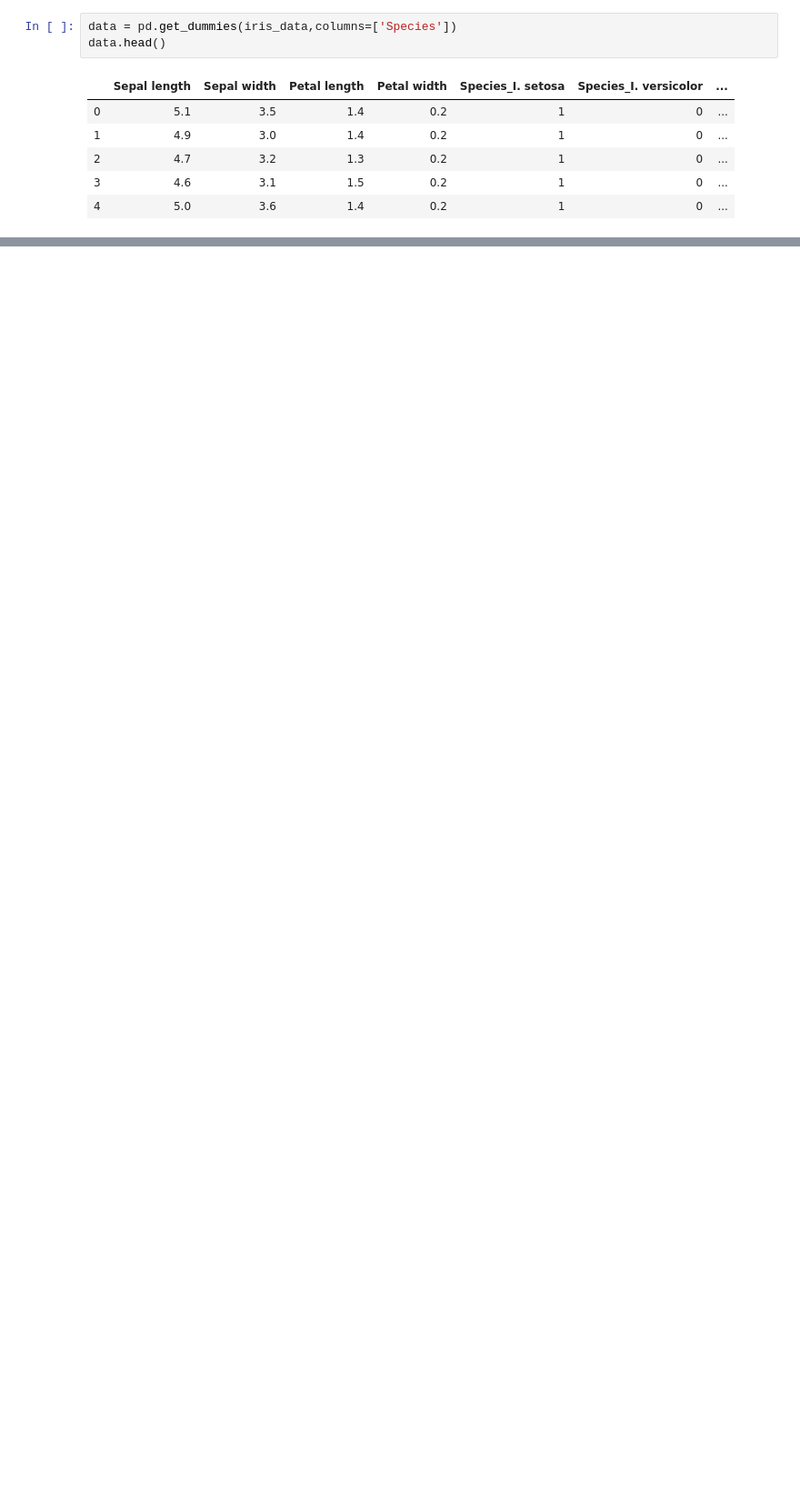
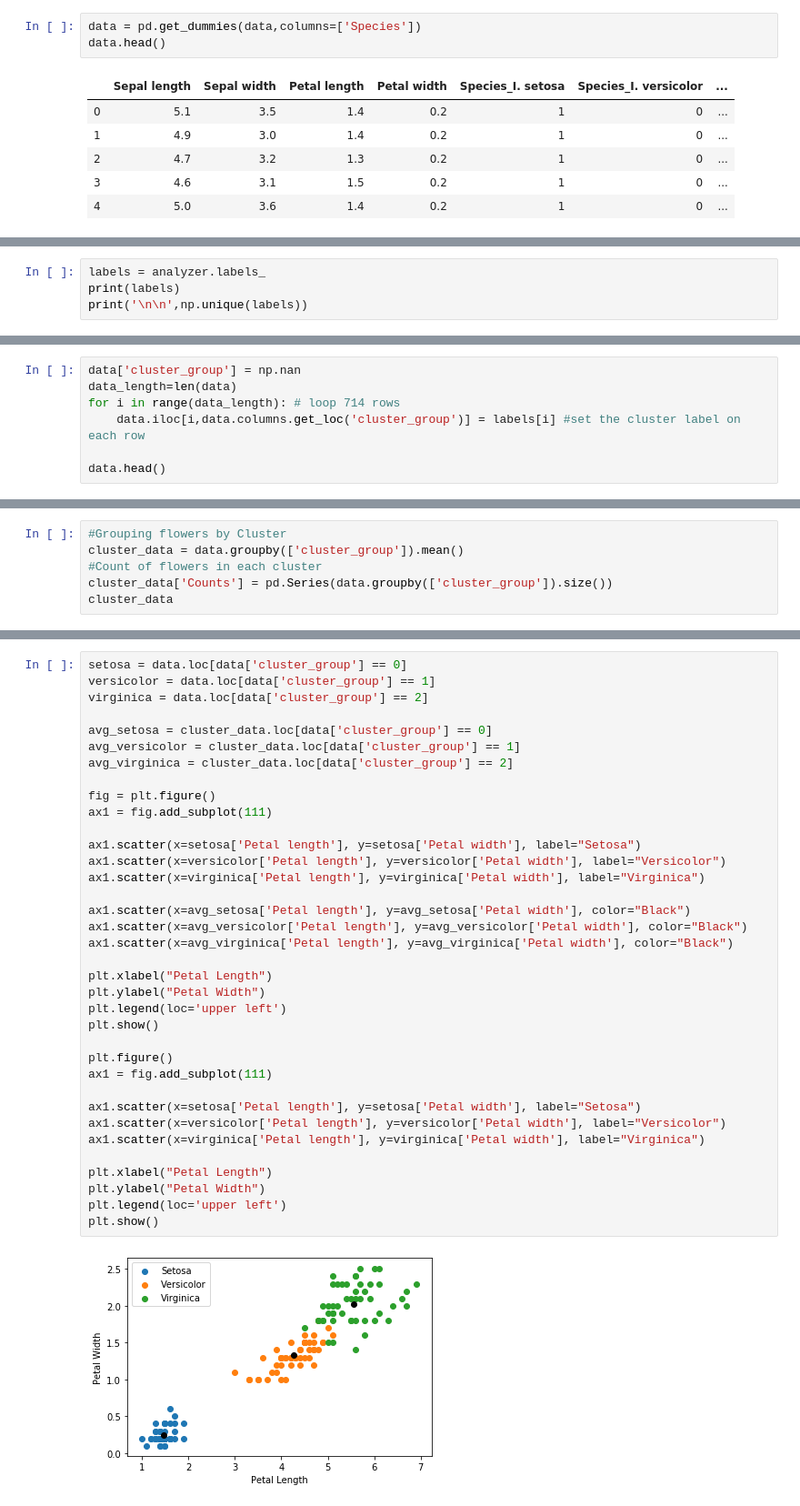
Before and after one commit to Svensmark/Semester4Python, a Jupyter notebook: Assignments/Week 11 Assignment.ipynb, the cells around one changed output, grey strips where cells are left out. Shown: that part at 91% size. Cells and saved outputs as stored; diff of their text form; blank space fills up the shorter version.

```diff
--- a/Assignments/Week 11 Assignment.ipynb
+++ b/Assignments/Week 11 Assignment.ipynb
@@ -12,7 +12,7 @@ data.head()
 | 3 | 4.6 | 3.1 | 1.5 | 0.2 | I. setosa |
 | 4 | 5.0 | 3.6 | 1.4 | 0.2 | I. setosa |
 # %%
-data = pd.get_dummies(iris_data,columns=['Species'])
+data = pd.get_dummies(data,columns=['Species'])
 data.head()
 # %% [output]
 |  | Sepal length | Sepal width | Petal length | Petal width | Species_I. setosa | Species_I. versicolor | ... |
@@ -43,0 +56,4 @@ TypeError: 'str' object is not callable
+# %%
+labels = analyzer.labels_
+print(labels)
+print('\n\n',np.unique(labels))
@@ -43,0 +69,7 @@ TypeError: 'str' object is not callable
+# %%
+data['cluster_group'] = np.nan
+data_length=len(data)
+for i in range(data_length): # loop 714 rows
+    data.iloc[i,data.columns.get_loc('cluster_group')] = labels[i] #set the cluster label on each row
+
+data.head()
@@ -43,0 +95,6 @@ TypeError: 'str' object is not callable
+# %%
+#Grouping flowers by Cluster
+cluster_data = data.groupby(['cluster_group']).mean()
+#Count of flowers in each cluster
+cluster_data['Counts'] = pd.Series(data.groupby(['cluster_group']).size())
+cluster_data
@@ -43,0 +107,38 @@ TypeError: 'str' object is not callable
+# %%
+setosa = data.loc[data['cluster_group'] == 0]
+versicolor = data.loc[data['cluster_group'] == 1]
+virginica = data.loc[data['cluster_group'] == 2]
+
+avg_setosa = cluster_data.loc[data['cluster_group'] == 0]
+avg_versicolor = cluster_data.loc[data['cluster_group'] == 1]
+avg_virginica = cluster_data.loc[data['cluster_group'] == 2]
+
+fig = plt.figure()
+ax1 = fig.add_subplot(111)
+
+ax1.scatter(x=setosa['Petal length'], y=setosa['Petal width'], label="Setosa")
+ax1.scatter(x=versicolor['Petal length'], y=versicolor['Petal width'], label="Versicolor")
+ax1.scatter(x=virginica['Petal length'], y=virginica['Petal width'], label="Virginica")
+
+ax1.scatter(x=avg_setosa['Petal length'], y=avg_setosa['Petal width'], color="Black")
+ax1.scatter(x=avg_versicolor['Petal length'], y=avg_versicolor['Petal width'], color="Black")
+ax1.scatter(x=avg_virginica['Petal length'], y=avg_virginica['Petal width'], color="Black")
+
+plt.xlabel("Petal Length")
+plt.ylabel("Petal Width")
+plt.legend(loc='upper left')
+plt.show()
+
+plt.figure()
+ax1 = fig.add_subplot(111)
+
+ax1.scatter(x=setosa['Petal length'], y=setosa['Petal width'], label="Setosa")
+ax1.scatter(x=versicolor['Petal length'], y=versicolor['Petal width'], label="Versicolor")
+ax1.scatter(x=virginica['Petal length'], y=virginica['Petal width'], label="Virginica")
+
+plt.xlabel("Petal Length")
+plt.ylabel("Petal Width")
+plt.legend(loc='upper left')
+plt.show()
+# %% [output]
+[figure, added]
```
Also changed, not shown: parts of 7 cells of this notebook.
